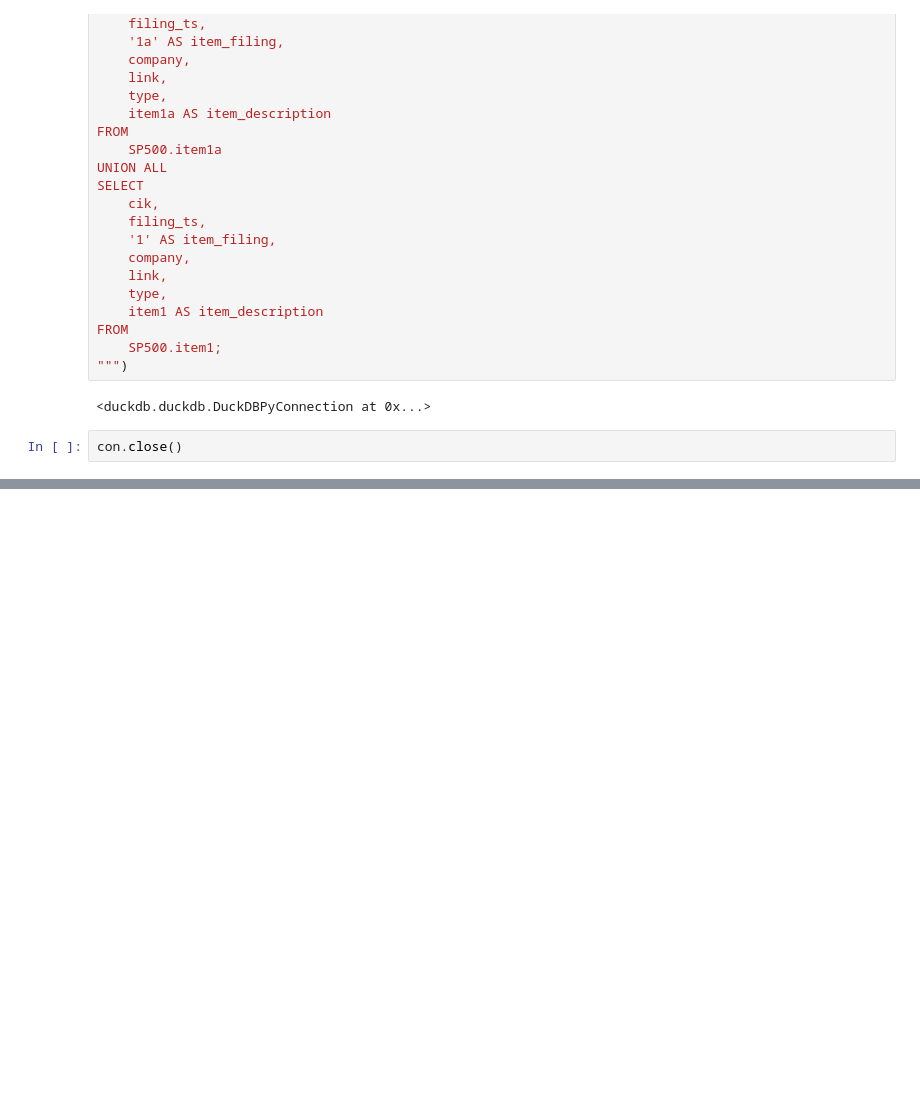
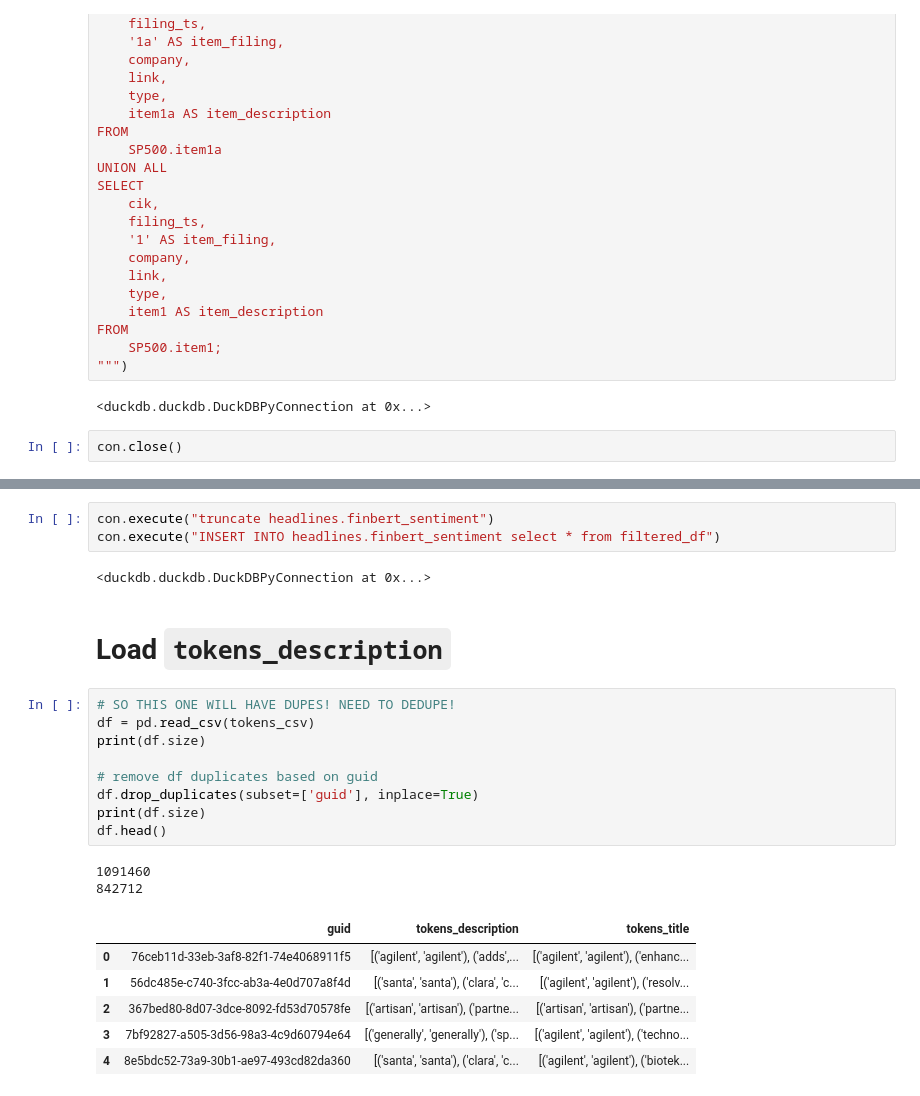
Before and after one commit to luchomame/financial-risk-scoring-nlp, a Jupyter notebook: notebooks/db_creation.ipynb, the cells around one changed output, grey strips where cells are left out. Cells and saved outputs as stored; diff of their text form; blank space fills up the shorter version.

```diff
--- a/notebooks/db_creation.ipynb
+++ b/notebooks/db_creation.ipynb
@@ -803,0 +1065,25 @@ con.close()
+# %%
+con.execute("truncate headlines.finbert_sentiment")
+con.execute("INSERT INTO headlines.finbert_sentiment select * from filtered_df")
+# %% [output]
+<duckdb.duckdb.DuckDBPyConnection at 0x...>
+# %% [markdown]
+# Load `tokens_description`
+# %%
+# SO THIS ONE WILL HAVE DUPES! NEED TO DEDUPE!
+df = pd.read_csv(tokens_csv)
+print(df.size)
+
+# remove df duplicates based on guid
+df.drop_duplicates(subset=['guid'], inplace=True)
+print(df.size)
+df.head()
+# %% [output]
+1091460
+842712
+|  | guid | tokens_description | tokens_title |
+| 0 | 76ceb11d-33eb-3af8-82f1-74e4068911f5 | [('agilent', 'agilent'), ('adds',... | [('agilent', 'agilent'), ('enhanc... |
+| 1 | 56dc485e-c740-3fcc-ab3a-4e0d707a8f4d | [('santa', 'santa'), ('clara', 'c... | [('agilent', 'agilent'), ('resolv... |
+| 2 | 367bed80-8d07-3dce-8092-fd53d70578fe | [('artisan', 'artisan'), ('partne... | [('artisan', 'artisan'), ('partne... |
+| 3 | 7bf92827-a505-3d56-98a3-4c9d60794e64 | [('generally', 'generally'), ('sp... | [('agilent', 'agilent'), ('techno... |
+| 4 | 8e5bdc52-73a9-30b1-ae97-493cd82da360 | [('santa', 'santa'), ('clara', 'c... | [('agilent', 'agilent'), ('biotek... |
```
Also changed, not shown: parts of 40 cells of this notebook, 1 other file.
